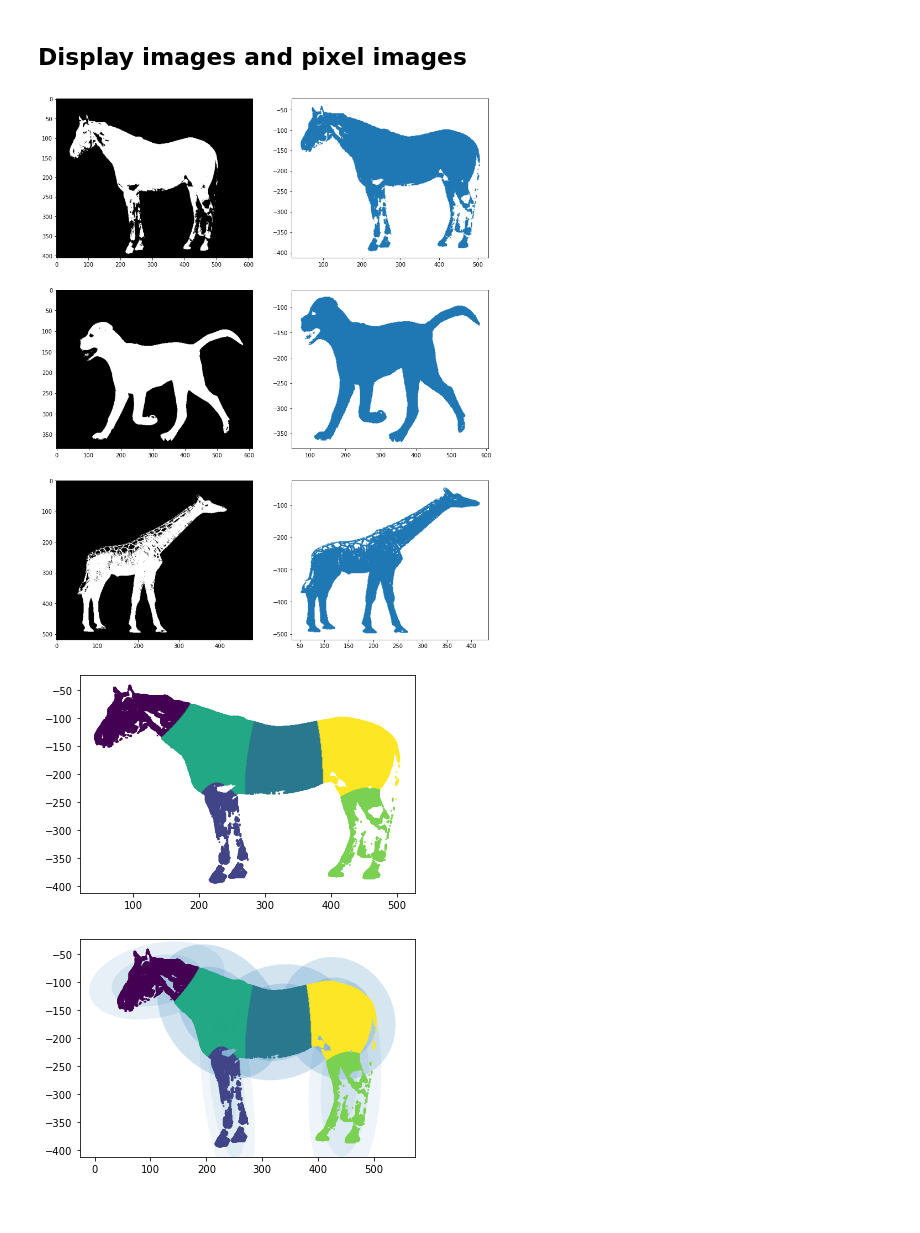
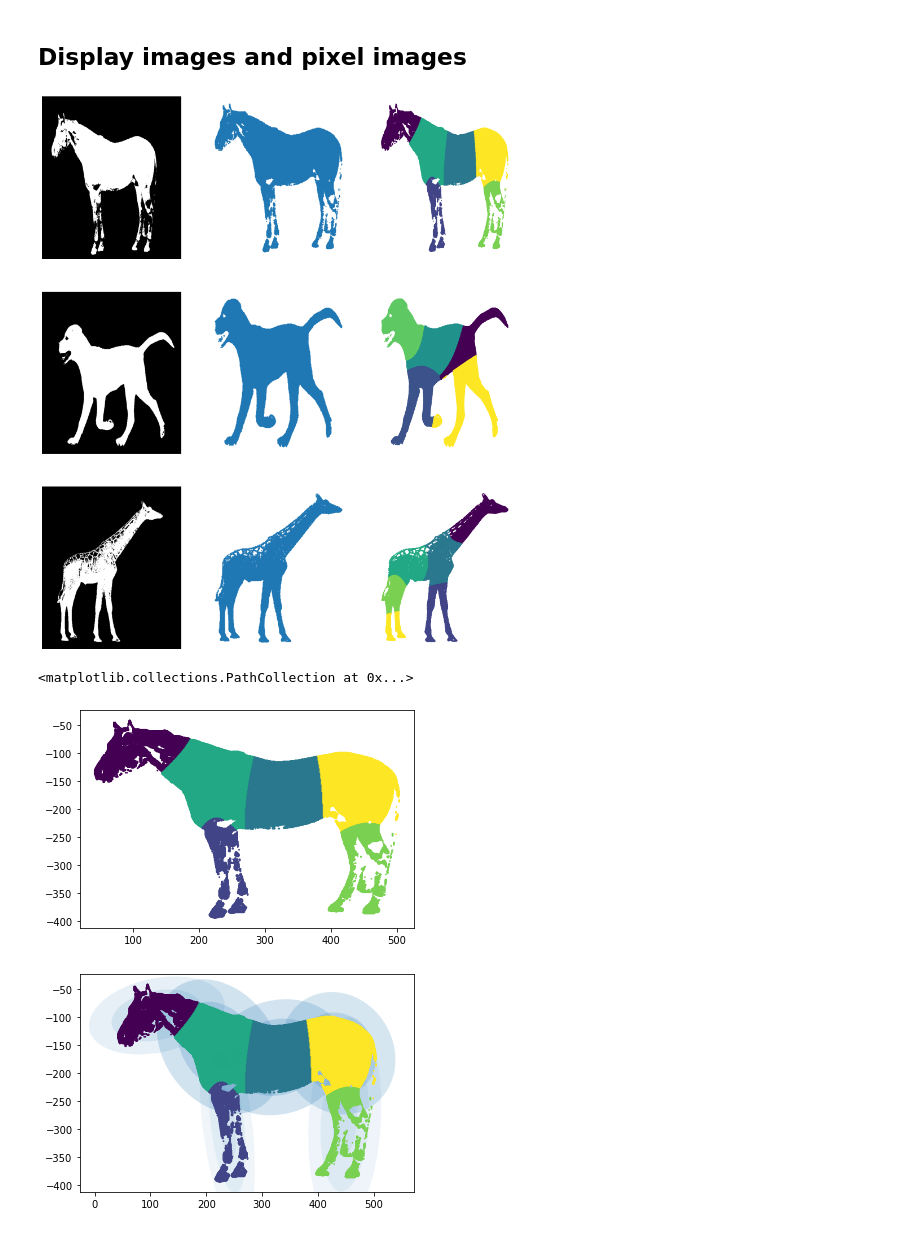
Before and after one commit to lb19337/MDM3-C, a Jupyter notebook: Gaussian_mixture.ipynb, the cells around one changed output. Cells and saved outputs as stored; diff of their text form; code cells hidden in the pictures.

```diff
--- a/Gaussian_mixture.ipynb
+++ b/Gaussian_mixture.ipynb
@@ -38,39 +57,53 @@ def file2pixels(file_name: str):
 # %%
 # Collect data
 horse = file2pixels('Images/horse.png')
 poochie = file2pixels('Images/DogNoBg.png')
-girrafe = file2pixels('Images/GiraffeNoBG.png')
+giraffe = file2pixels('Images/GiraffeNoBG.png')
 
-horse_xy = np.array(horse[1][:])
-horse_xy = np.transpose(horse_xy)
+# Perform GMM and colect labels
+horse['labels'] = gmm_labels(horse['pixels'], 6)
+poochie['labels'] = gmm_labels(poochie['pixels'], 5)
+giraffe['labels'] = gmm_labels(giraffe['pixels'], 6)
+
 # Make figure
-fig, ax = plt.subplots(3, 2, figsize=(14,18))
+fig, ax = plt.subplots(3, 3, figsize=(15,18))
 
 # Plot horse
-ax[0][0].imshow(horse[0], cmap='gray', aspect='auto')
-ax[0][1].scatter(horse[1][0], horse[1][1], s=0.5)
+ax[0][0].imshow(horse['image'], cmap='gray', aspect='auto')
+ax[0][1].scatter(horse['pixels'][0], horse['pixels'][1], s=0.5)
+ax[0][2].scatter(horse['pixels'][0], horse['pixels'][1], c=horse['labels'], s=0.5, cmap='viridis')
 
 # Plot poochie
-ax[1][0].imshow(poochie[0], cmap='gray', aspect='auto')
-ax[1][1].scatter(poochie[1][0], poochie[1][1], s=0.5)
+ax[1][0].imshow(poochie['image'], cmap='gray', aspect='auto')
+ax[1][1].scatter(poochie['pixels'][0], poochie['pixels'][1], s=0.5)
+ax[1][2].scatter(poochie['pixels'][0], poochie['pixels'][1], c=poochie['labels'], s=0.5, cmap='viridis')
 
 # Plot giraffe
-ax[2][0].imshow(girrafe[0], cmap='gray', aspect='auto')
-ax[2][1].scatter(girrafe[1][0], girrafe[1][1], s=0.5)
+ax[2][0].imshow(giraffe['image'], cmap='gray', aspect='auto')
+ax[2][1].scatter(giraffe['pixels'][0], giraffe['pixels'][1], s=0.5)
+ax[2][2].scatter(giraffe['pixels'][0], giraffe['pixels'][1], c=giraffe['labels'], s=0.5, cmap='viridis')
+
+# Hide axes
+for array in ax:
+    for a in array:
+        a.axis('off')
 
 plt.show()
 # %% [output]
-[figure, old version]
+[figure, new version]
 # %%
 from sklearn import mixture
 from sklearn.mixture import GaussianMixture as GMM
+
+horse_xy = np.transpose(np.asarray(horse['pixels']))
 
 gmm_model = GMM(n_components=6, covariance_type= 'full', random_state=0).fit(horse_xy)
 
 gmm_labels = gmm_model.predict(horse_xy)
 
-plt.scatter(horse[1][0], horse[1][1], c=gmm_labels, s=0.5, cmap='viridis');
+plt.scatter(horse['pixels'][0], horse['pixels'][1], c=horse['labels'], s=0.5, cmap='viridis')
 # %% [output]
+<matplotlib.collections.PathCollection at 0x...>
 [figure]
 # %%
 from matplotlib.patches import Ellipse
```
Also changed, not shown: parts of 4 cells of this notebook.
